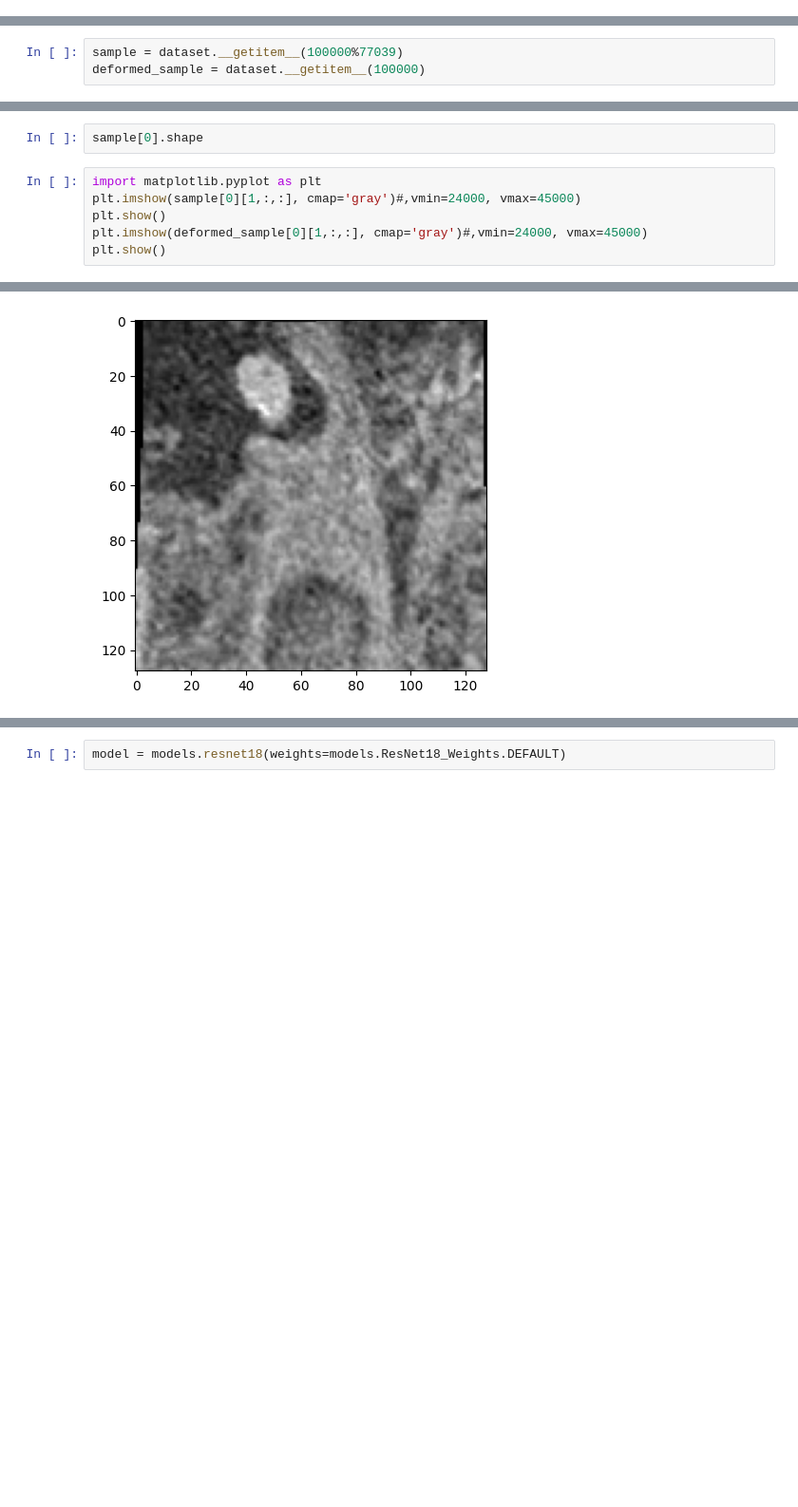
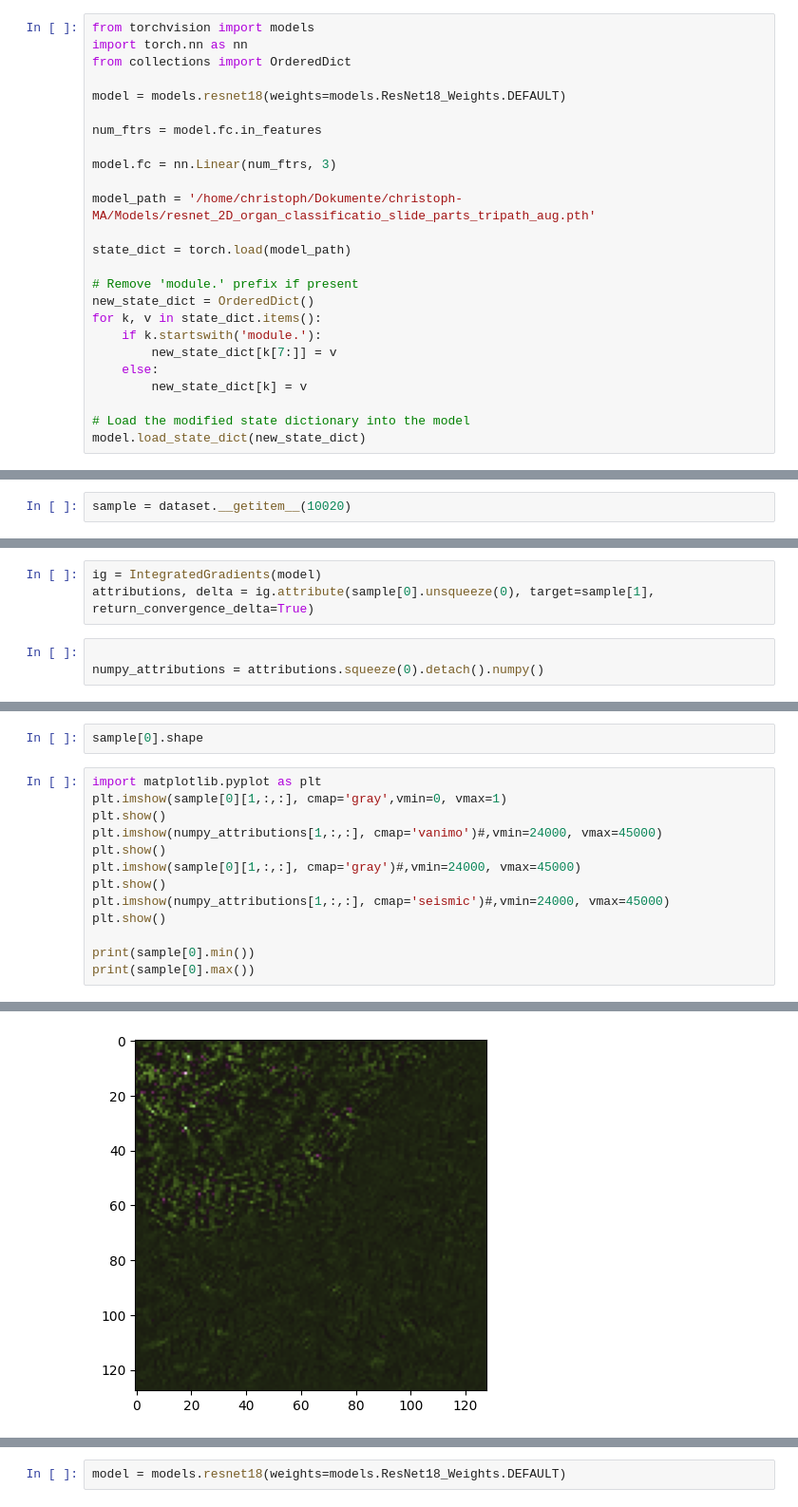
Before and after one commit to christoph-histo/MA-Repo, a Jupyter notebook: test_models.ipynb, the cells around one changed output, grey strips where cells are left out. Shown: that part at 95% size. Cells and saved outputs as stored; diff of their text form; blank space fills up the shorter version.

```diff
--- a/test_models.ipynb
+++ b/test_models.ipynb
@@ -28,0 +30,25 @@ import elasticdeform.torch as etorch
+# %%
+from torchvision import models
+import torch.nn as nn
+from collections import OrderedDict
+
+model = models.resnet18(weights=models.ResNet18_Weights.DEFAULT)
+
+num_ftrs = model.fc.in_features
+
+model.fc = nn.Linear(num_ftrs, 3)
+
+model_path = '/home/christoph/Dokumente/christoph-MA/Models/resnet_2D_organ_classificatio_slide_parts_tripath_aug.pth'
+
+state_dict = torch.load(model_path)
+
+# Remove 'module.' prefix if present
+new_state_dict = OrderedDict()
+for k, v in state_dict.items():
+    if k.startswith('module.'):
+        new_state_dict[k[7:]] = v
+    else:
+        new_state_dict[k] = v
+
+# Load the modified state dictionary into the model
+model.load_state_dict(new_state_dict)
@@ -29,4 +57,3 @@ import elasticdeform.torch as etorch
 # %%
-sample = dataset.__getitem__(100000%77039)
-deformed_sample = dataset.__getitem__(100000)
+sample = dataset.__getitem__(10020)
 # %%
@@ -36,3 +79,9 @@ dataset.__len__()/2
+# %%
+ig = IntegratedGradients(model)
+attributions, delta = ig.attribute(sample[0].unsqueeze(0), target=sample[1], return_convergence_delta=True)
+# %%
+
+numpy_attributions = attributions.squeeze(0).detach().numpy()
 # %%
 import elasticdeform
 
@@ -70,8 +119,15 @@ image_rotated = Rotation_transform.RandomRotate2D()(image_untransformed)
 sample[0].shape
 # %%
 import matplotlib.pyplot as plt
+plt.imshow(sample[0][1,:,:], cmap='gray',vmin=0, vmax=1)
+plt.show()
+plt.imshow(numpy_attributions[1,:,:], cmap='vanimo')#,vmin=24000, vmax=45000)
+plt.show()
 plt.imshow(sample[0][1,:,:], cmap='gray')#,vmin=24000, vmax=45000)
 plt.show()
-plt.imshow(deformed_sample[0][1,:,:], cmap='gray')#,vmin=24000, vmax=45000)
+plt.imshow(numpy_attributions[1,:,:], cmap='seismic')#,vmin=24000, vmax=45000)
 plt.show()
+
+print(sample[0].min())
+print(sample[0].max())
 # %% [output]
@@ -79 +135 @@ plt.show()
-[figure, old version]
+[figure, new version]
```
Also changed, not shown: parts of 7 cells of this notebook, 4 other files.
